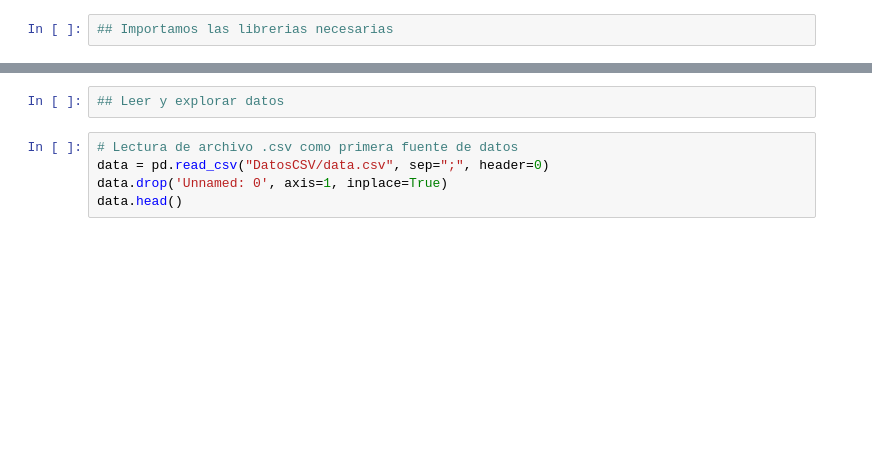
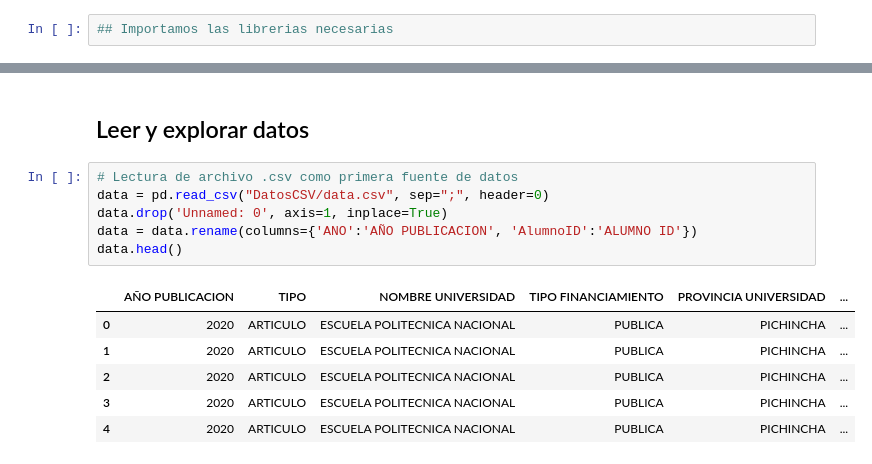
Before and after one commit to JordyCorrales/utpl-herramientas-ia-trabajo-final, a Jupyter notebook: trabajo_final.ipynb, the cells around one changed output, grey strips where cells are left out. Drawn from its saved outputs; the diff is of its cells as text; blank space fills up the shorter version.

```diff
--- a/trabajo_final.ipynb
+++ b/trabajo_final.ipynb
@@ -19,10 +25,18 @@ import sqlite3
-# %%
-## Leer y explorar datos
+# %% [markdown]
+## Leer y explorar datos
 # %%
 # Lectura de archivo .csv como primera fuente de datos
 data = pd.read_csv("DatosCSV/data.csv", sep=";", header=0)
 data.drop('Unnamed: 0', axis=1, inplace=True)
+data = data.rename(columns={'ANO':'AÑO PUBLICACION', 'AlumnoID':'ALUMNO ID'})
 data.head()
+# %% [output]
+|  | AÑO PUBLICACION | TIPO | NOMBRE UNIVERSIDAD | TIPO FINANCIAMIENTO | PROVINCIA UNIVERSIDAD | ... |
+| 0 | 2020 | ARTICULO | ESCUELA POLITECNICA NACIONAL | PUBLICA | PICHINCHA | ... |
+| 1 | 2020 | ARTICULO | ESCUELA POLITECNICA NACIONAL | PUBLICA | PICHINCHA | ... |
+| 2 | 2020 | ARTICULO | ESCUELA POLITECNICA NACIONAL | PUBLICA | PICHINCHA | ... |
+| 3 | 2020 | ARTICULO | ESCUELA POLITECNICA NACIONAL | PUBLICA | PICHINCHA | ... |
+| 4 | 2020 | ARTICULO | ESCUELA POLITECNICA NACIONAL | PUBLICA | PICHINCHA | ... |
 # %%
 # Lectura desde base de datos se la segunda fuente de datos
 conn = sqlite3.connect('DatosSQL/students.db')
```
Also changed, not shown: parts of 26 cells of this notebook, 7 other files.
